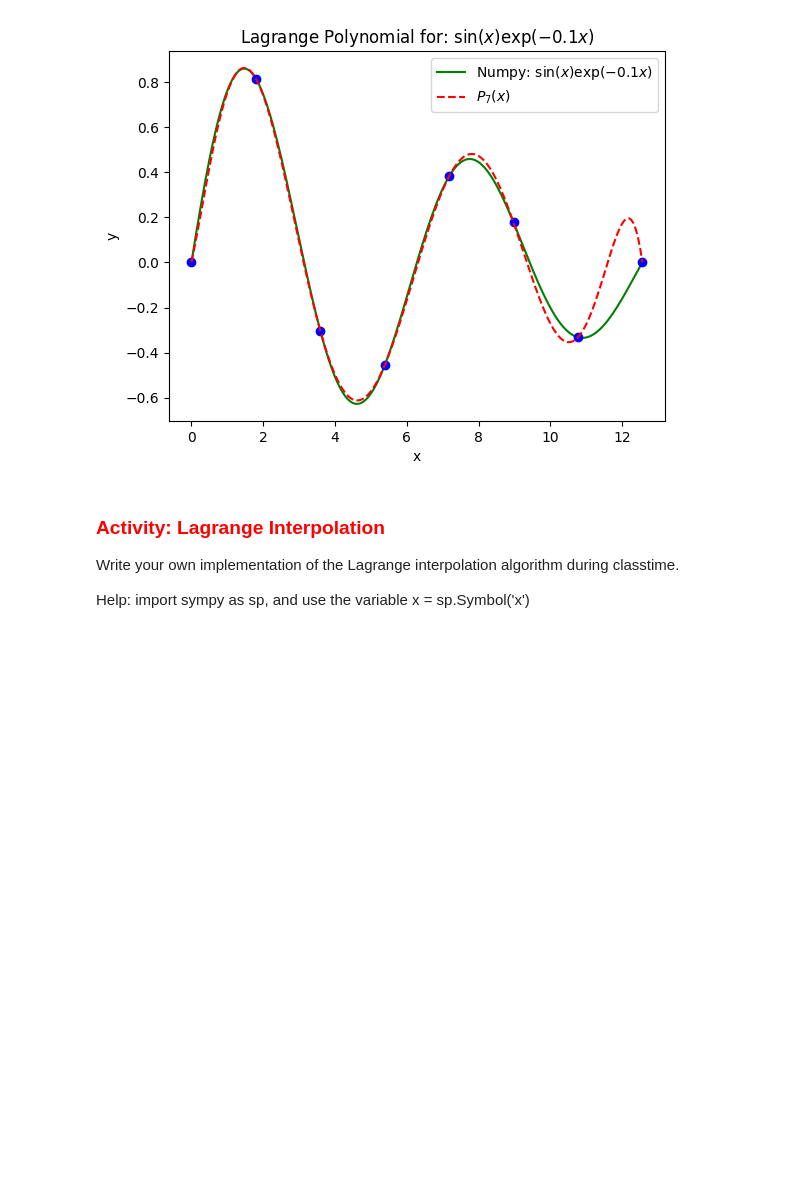
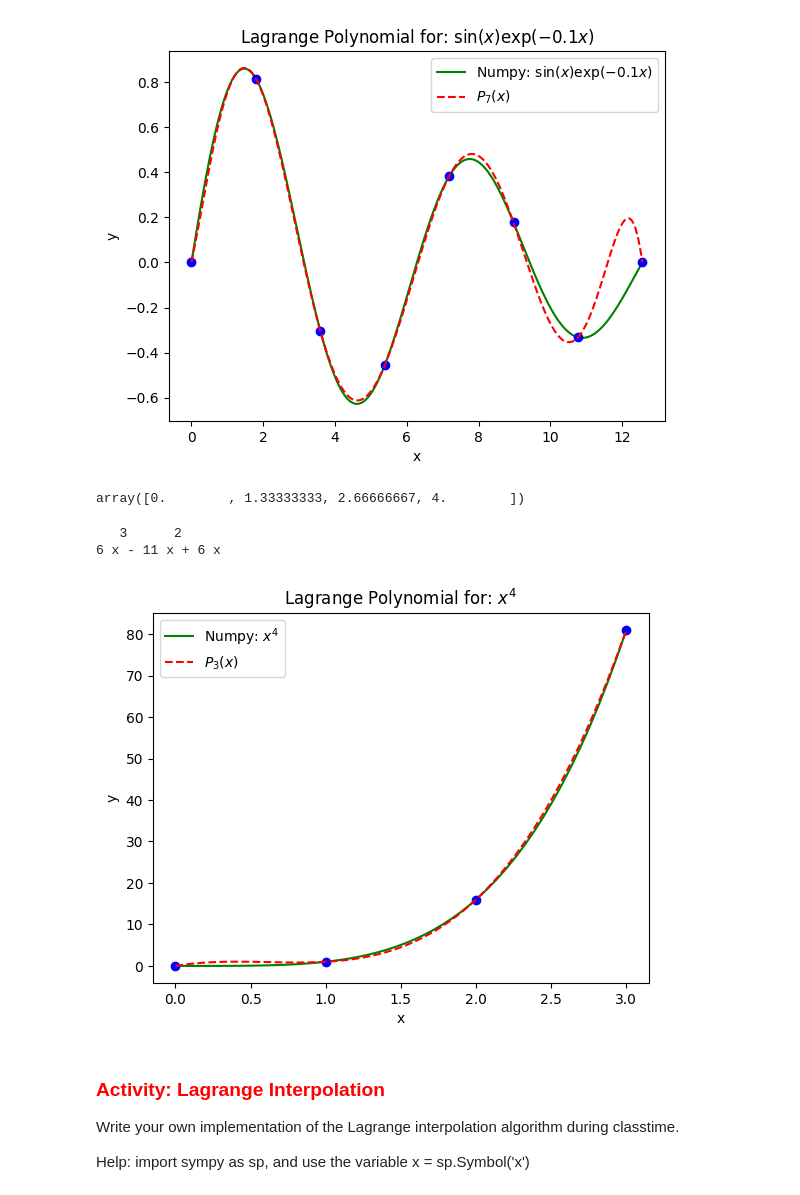
Before and after one commit to anferivera/Programming, a Jupyter notebook: 4_interpolation.ipynb, the cells around one changed output. Saved outputs shown, nothing was run; the diff lists cells and outputs as text; code cells hidden in the pictures; blank space fills up the shorter version.

```diff
--- a/4_interpolation.ipynb
+++ b/4_interpolation.ipynb
@@ -279,6 +277,36 @@ plt.show()
             7            6           5          4         3          2
 -3.702e-05 x + 0.001562 x - 0.02501 x + 0.1851 x - 0.593 x + 0.4296 x + 0.7549 x
 [figure]
+# %%
+np.array([0,1,2,3])
+# %% [output]
+array([0.        , 1.33333333, 2.66666667, 4.        ])
+# %%
+#Another example
+x = np.linspace(0,3)
+y = x**4
+
+#4 points
+x4 = np.array([0,1,2,3])
+#x4 = np.array([0,0.5,1,1.5])
+y4 = x4**4
+
+poly4 = lagrange(x4, y4)
+print(poly4)
+
+plt.plot(x,y,'g-',label='Numpy: $x^4$')
+plt.plot(x4,y4,'bo')
+plt.plot(x, Polynomial(poly4.coef[::-1])(x), 'r--',label=r'$P_3(x)$')
+
+plt.xlabel('x')
+plt.ylabel('y')
+plt.title('Lagrange Polynomial for: $x^4$')
+plt.legend()
+plt.show()
+# %% [output]
+   3      2
+6 x - 11 x + 6 x
+[figure, added]
 # %% [markdown]
 ### <font color='red'>     **Activity: Lagrange Interpolation** </font>
 
```
Also changed, not shown: parts of 3 cells of this notebook.
